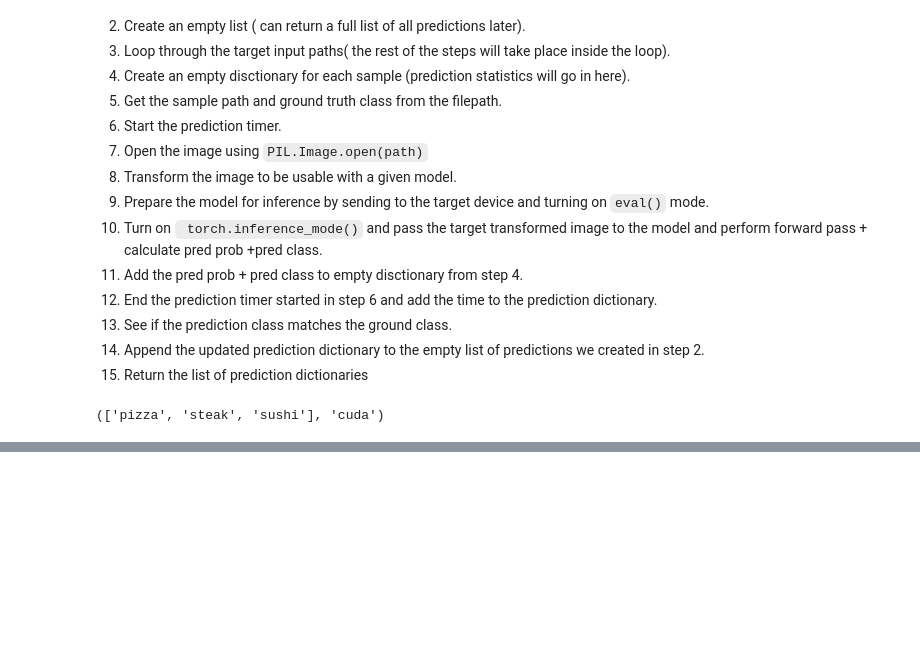
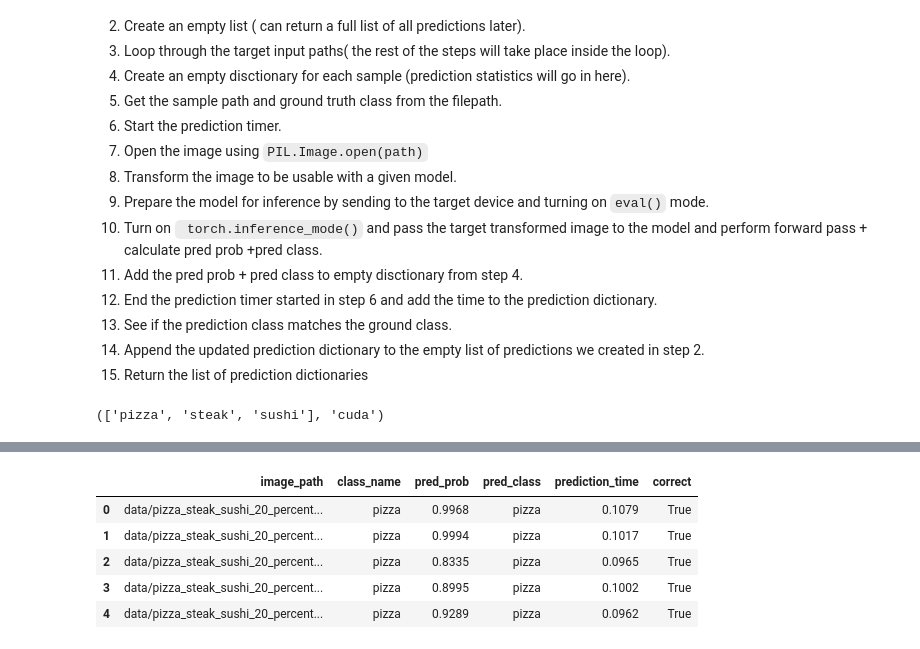
Before and after one commit to prashantiyaramareddy/MyPython-Stuff, a Jupyter notebook: Pytorch/Model_Deployment.ipynb, the cells around one changed output, grey strips where cells are left out. Cells and saved outputs as stored; diff of their text form; code cells hidden in the pictures; blank space fills up the shorter version.

Commit message:
Making and timing Predictions with EffNetB2

```diff
--- a/Pytorch/Model_Deployment.ipynb
+++ b/Pytorch/Model_Deployment.ipynb
@@ -697,0 +729,7 @@ class_names,device
+# %%
+# Make predictions test dataset with EffNetB2
+effnetb2_test_pred_dicts = pred_and_store(paths = test_data_paths,
+                                          model = effnetb2_model,
+                                          transform=effnetb2_transforms,
+                                          class_names=class_names,
+                                          device = "cpu")
@@ -697,0 +751,13 @@ class_names,device
+# %%
+# Turn the test_pred_dicts into a dataFrame
+import pandas as pd
+effnetb2_test_pred_df = pd.DataFrame(effnetb2_test_pred_dicts)
+effnetb2_test_pred_df.head()
+#
+# %% [output]
+|  | image_path | class_name | pred_prob | pred_class | prediction_time | correct |
+| 0 | data/pizza_steak_sushi_20_percent... | pizza | 0.9968 | pizza | 0.1079 | True |
+| 1 | data/pizza_steak_sushi_20_percent... | pizza | 0.9994 | pizza | 0.1017 | True |
+| 2 | data/pizza_steak_sushi_20_percent... | pizza | 0.8335 | pizza | 0.0965 | True |
+| 3 | data/pizza_steak_sushi_20_percent... | pizza | 0.8995 | pizza | 0.1002 | True |
+| 4 | data/pizza_steak_sushi_20_percent... | pizza | 0.9289 | pizza | 0.0962 | True |
```
Also changed, not shown: parts of 6 cells of this notebook.
